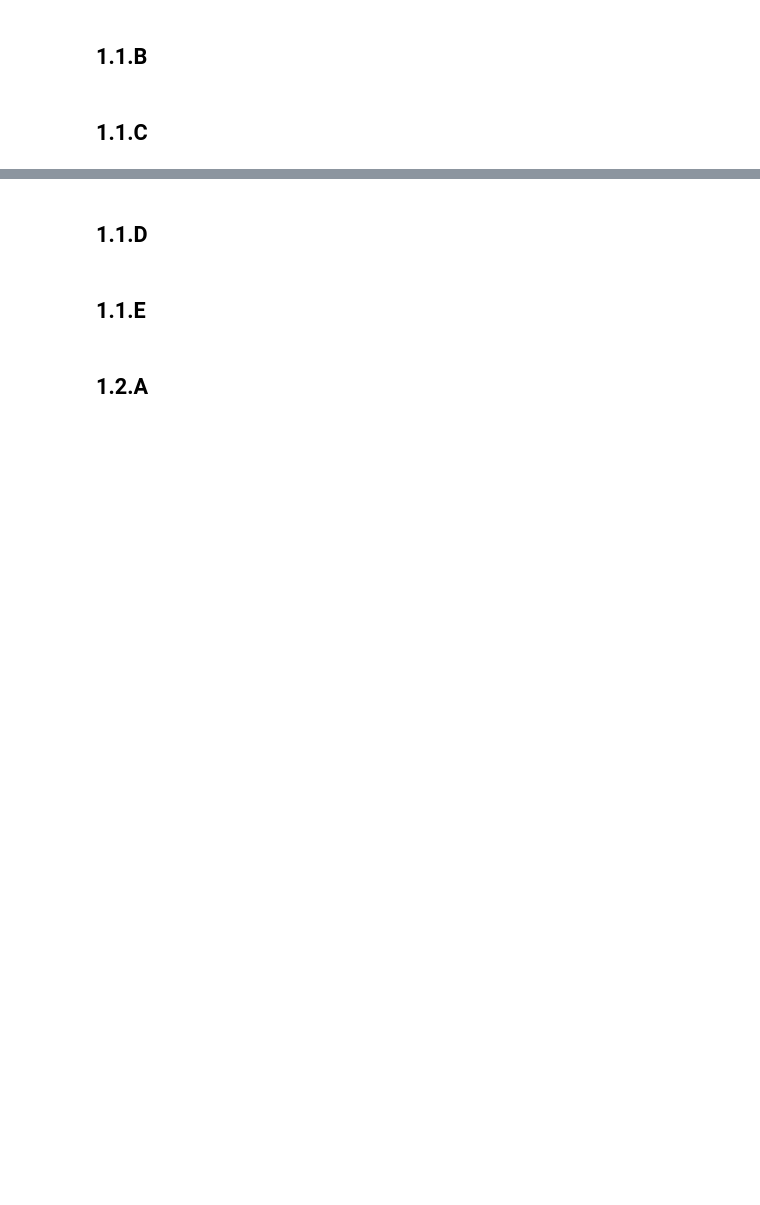
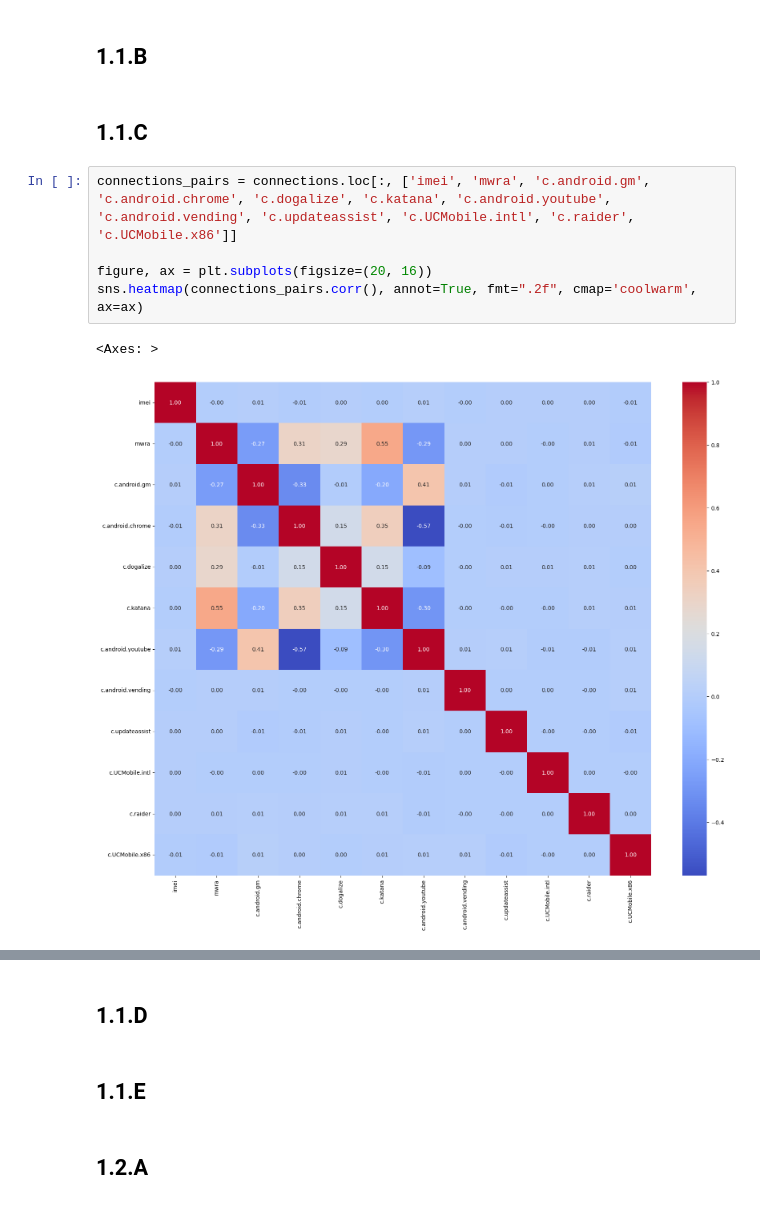
Before and after one commit to RikoAppDev/iau-course-assignments, a Jupyter notebook: zadanie.ipynb, the cells around one changed output, grey strips where cells are left out. Cells and saved outputs as stored; diff of their text form; blank space fills up the shorter version.

Commit message:
heatmap analysis

```diff
--- a/zadanie.ipynb
+++ b/zadanie.ipynb
@@ -341,3 +324,11 @@ V nultom columne v súbore connections.csv sa nachádza hodnota dátumu a času.
 ## 1.1.B
 # %% [markdown]
 ## 1.1.C
+# %%
+connections_pairs = connections.loc[:, ['imei', 'mwra', 'c.android.gm', 'c.android.chrome', 'c.dogalize', 'c.katana', 'c.android.youtube', 'c.android.vending', 'c.updateassist', 'c.UCMobile.intl', 'c.raider', 'c.UCMobile.x86']]
+
+figure, ax = plt.subplots(figsize=(20, 16))
+sns.heatmap(connections_pairs.corr(), annot=True, fmt=".2f", cmap='coolwarm', ax=ax)
+# %% [output]
+<Axes: >
+[figure, added]
```
Also changed, not shown: parts of 5 cells of this notebook.
